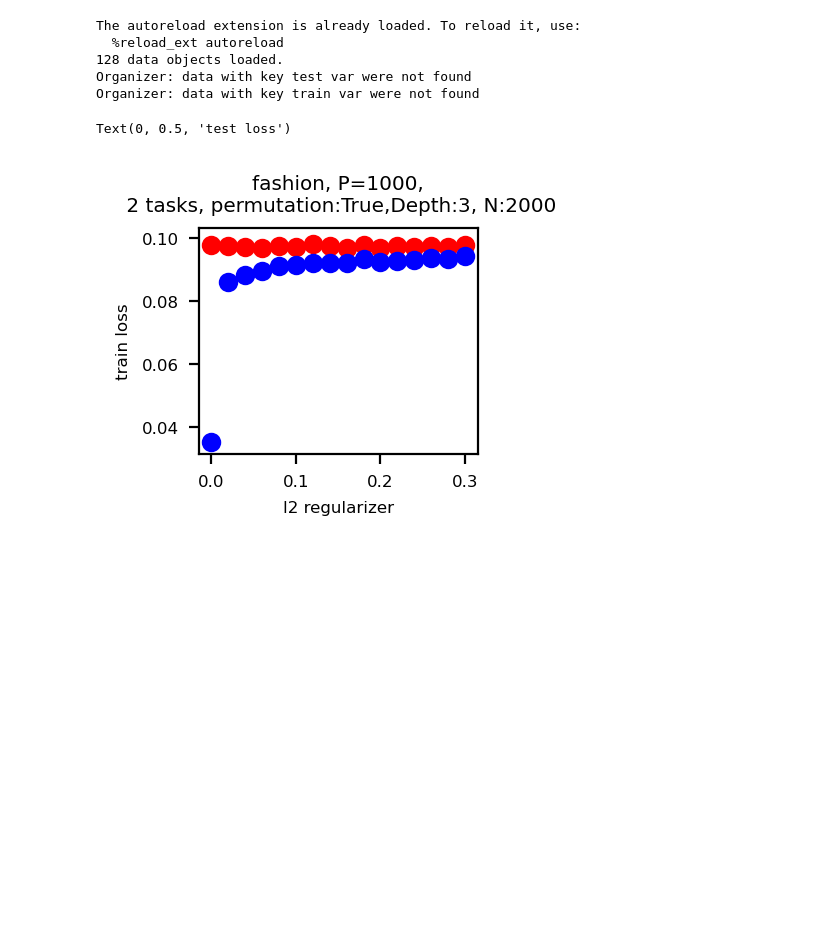
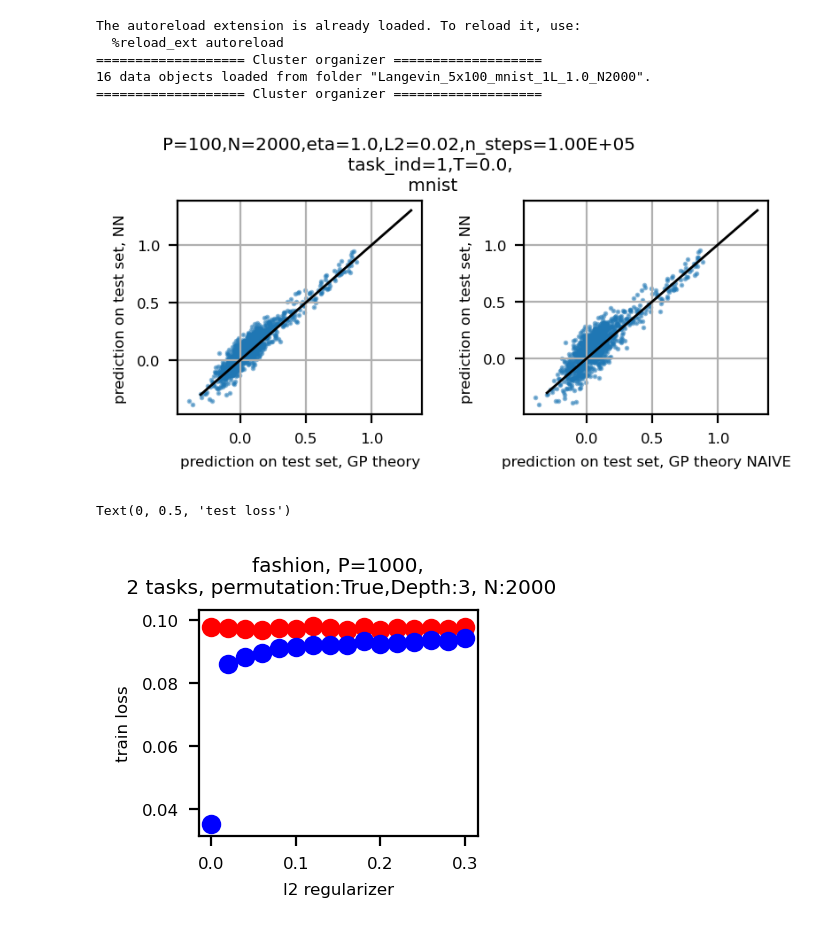
Before and after one commit to hzshan/gp_continual_learning, a Jupyter notebook: notebooks/viewer_sgd.ipynb, the cells around one changed output. Cells and saved outputs as stored; diff of their text form; code cells hidden in the pictures; blank space fills up the shorter version.

Commit message:
added logging support. fixed bugs for sgd on cluster

```diff
--- a/notebooks/viewer_sgd.ipynb
+++ b/notebooks/viewer_sgd.ipynb
@@ -1,7 +1,8 @@
 # %%
 import numpy as np
 import matplotlib.pyplot as plt
-import scipy.optimize, theory, cluster_utils
+import scipy.optimize, theory, cluster_utils, torch, data
+import torch.nn.functional as F
 
 %load_ext autoreload
 %autoreload 2
@@ -14,24 +15,26 @@ plt.rcParams.update({'font.size': 6})
 plt.rcParams['lines.linewidth'] = 1
 
 organizer =\
-    cluster_utils.ClusterResultOrganizer(local_path, batch_name='SGD_2x1000_fashion_3L_permute1.0_TEST')
+    cluster_utils.ClusterResultOrganizer(local_path, batch_name='Langevin_5x100_mnist_1L_1.0_N2000')
 organizer.load_all()
 organize_key = 'l2'
 all_test_acc = organizer.organize_results('test acc', organize_key)
 all_train_acc = organizer.organize_results('train acc', organize_key)
-all_test_var = organizer.organize_results('test var', organize_key)
-all_train_var = organizer.organize_results('train var', organize_key)
+# all_test_var = organizer.organize_results('test var', organize_key)
+# all_train_var = organizer.organize_results('train var', organize_key)
 all_test_loss = organizer.organize_results('test loss', organize_key)
 all_train_loss = organizer.organize_results('train loss', organize_key)
-
+all_nn_preds = organizer.organize_results('sampled outputs', organize_key)
 
 title_text = f'{organizer.args.dataset}, P={organizer.args.P},' +\
           f'\n {organizer.args.n_tasks} tasks,' \
           f' permutation:{bool(organizer.args.permutation)},' \
           f'Depth:{organizer.args.depth}, N:{organizer.args.N}'
+
+args = organizer.args
 # %% [output]
 The autoreload extension is already loaded. To reload it, use:
   %reload_ext autoreload
-128 data objects loaded.
-Organizer: data with key test var were not found
-Organizer: data with key train var were not found
+=================== Cluster organizer ===================
+16 data objects loaded from folder "Langevin_5x100_mnist_1L_1.0_N2000".
+=================== Cluster organizer ===================
@@ -38,3 +77,31 @@ Organizer: data with key train var were not found
+# %%
+TIME_IND = 1
+assert TIME_IND <= args.n_tasks - 1
+
+# plot predictions from head#0 of the NN and that from the theory, on the first test set
+fig, axes = plt.subplots(figsize=(4, 2), ncols=2, nrows=1, dpi=200)
+axes = axes.ravel()
+plt.sca(axes[0])
+plt.scatter(all_nn_preds['0.02'].mean(0)[TIME_IND].mean(0),
+            theory_test_preds[0, TIME_IND].flatten(), s=1, alpha=0.5)
+plt.plot([-0.3, 1.3], [-0.3, 1.3], color='k')
+plt.grid()
+plt.xlabel('prediction on test set, GP theory')
+plt.ylabel('prediction on test set, NN')
+
+plt.sca(axes[1])
+plt.scatter(all_nn_preds['0.02'].mean(0)[TIME_IND].mean(0),
+            theory_test_preds_naive[0, TIME_IND].flatten(), s=1, alpha=0.5)
+plt.plot([-0.3, 1.3], [-0.3, 1.3], color='k')
+plt.grid()
+plt.xlabel('prediction on test set, GP theory NAIVE')
+plt.ylabel('prediction on test set, NN')
+plt.suptitle(f'P={args.P},N={args.N},eta={args.eta},L2={args.l2},n_steps={args.n_steps:.2E} \
+          \n task_ind={TIME_IND},T={args.T}, \n {args.dataset}')
+plt.tight_layout()
+plt.subplots_adjust(top=0.8)
+# %% [output]
+[figure, added]
 # %%
 def plot_loss_over_lambda(all_xxx_loss):
 
```
Also changed, not shown: parts of 1 cell of this notebook, 4 other files.
